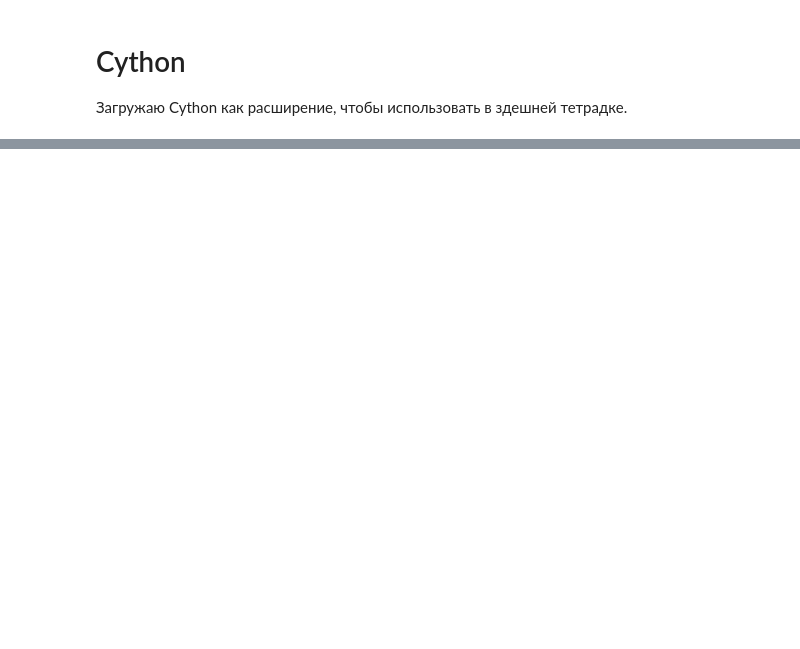
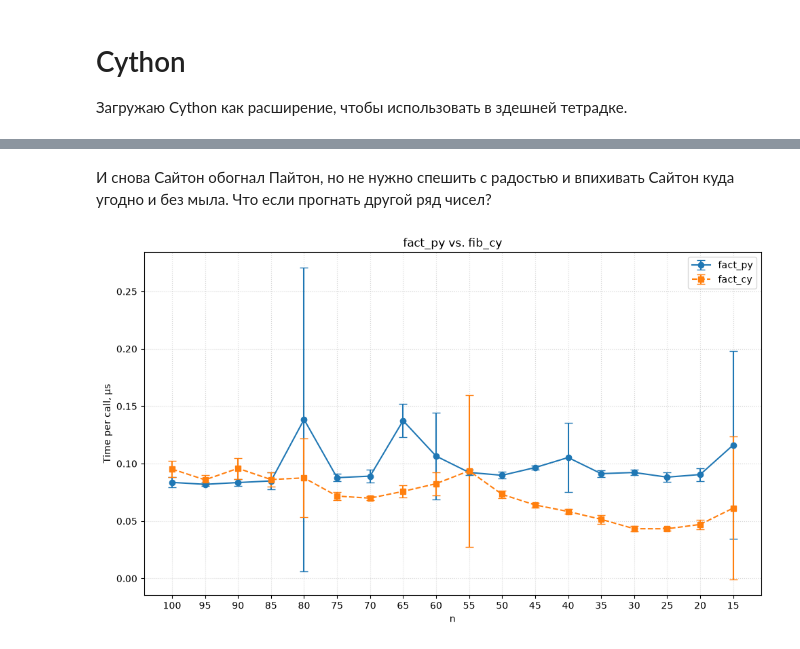
Before and after one commit to stankudrow/Learning-Cython, a Jupyter notebook: notes/ch01.ipynb, the cells around one changed output, grey strips where cells are left out. Saved outputs shown, nothing was run; the diff lists cells and outputs as text; code cells hidden in the pictures; blank space fills up the shorter version.

```diff
--- a/notes/ch01.ipynb
+++ b/notes/ch01.ipynb
@@ -61,0 +127,24 @@ nth = 10_000
+# %%
+# cache table -> dynamic programming (DP) trick
+_dp: list[int] = [1, 1, 2]  # 0! = 1, 1! = 1, 2! = 2
+
+def factorial_py(n: int) -> int:
+    if n < 0:
+        msg = f"{n} < 0"
+        raise ValueError(msg) from None
+    siz = len(_dp)
+    if n < siz:
+        return _dp[n]
+    _dp.extend([None for _ in range(n - siz + 1)])
+    start = siz - 1
+    f = _dp[start]
+    for i in range(siz, n + 1):
+        f *= i
+        _dp[i] = f
+    return _dp[-1]
+
+
+for n in range(1, 22):
+    print(f"{n:<2}! = {factorial_py(n)}")
+
+print(f"cache -> {_dp}")
@@ -61,0 +224,7 @@ nth = 10_000
+# %% [markdown]
+И снова Сайтон обогнал Пайтон, но не нужно спешить с радостью и впихивать Сайтон куда угодно и без мыла. Что если прогнать другой ряд чисел?
+# %%
+nums = list(range(100, 10, -5))
+plot_factorials(nums)
+# %% [output]
+[figure, added]
```
Also changed, not shown: parts of 19 cells of this notebook.
